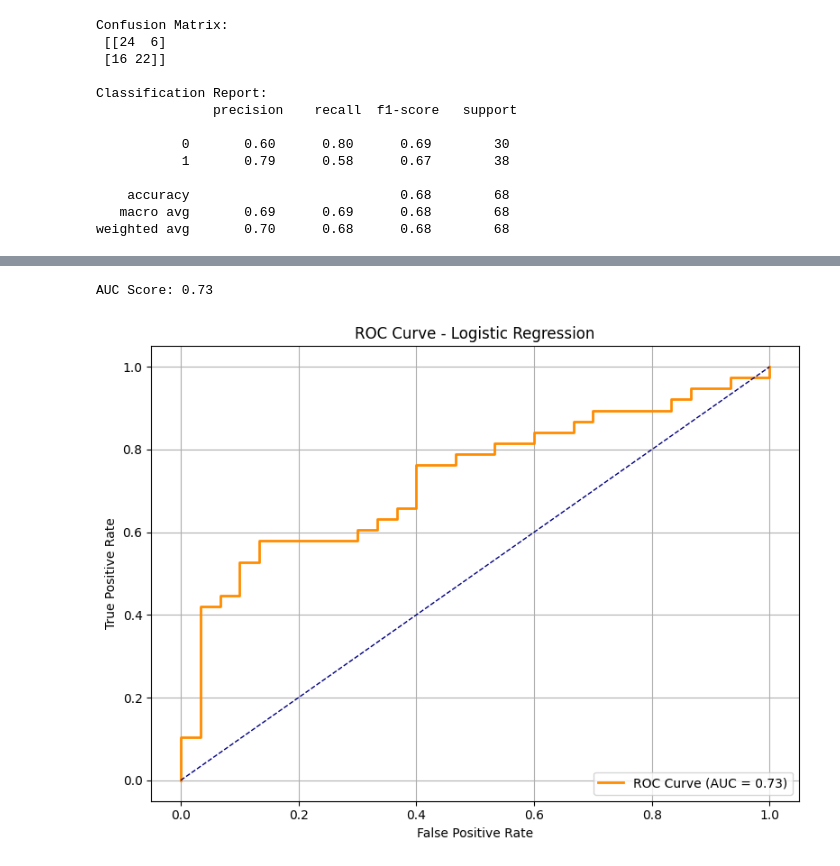
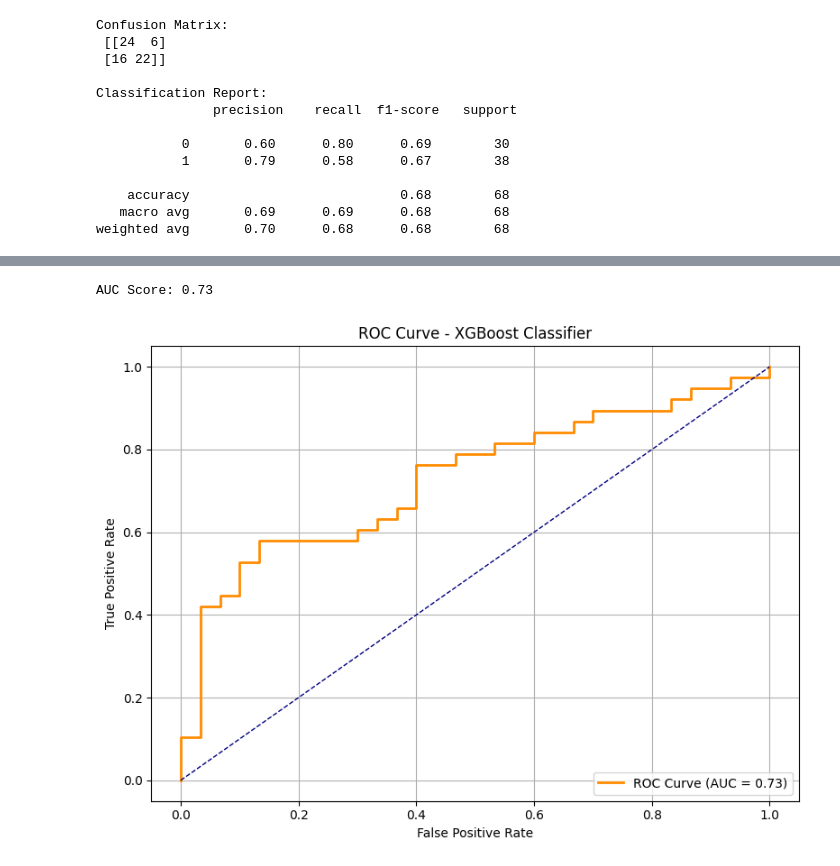
Before and after one commit to cepdnaclk/e19-4yp-AI-Driven-Renal-Care-Management-for-Hospitals-in-Sri-Lanka, a Jupyter notebook: ML_Model/code/Hb_analysis/hb_pred_xgboost.ipynb, the cells around one changed output, grey strips where cells are left out. Cells and saved outputs as stored; diff of their text form; code cells hidden in the pictures.

```diff
--- a/ML_Model/code/Hb_analysis/hb_pred_xgboost.ipynb
+++ b/ML_Model/code/Hb_analysis/hb_pred_xgboost.ipynb
@@ -85,27 +113,27 @@ weighted avg       0.70      0.68      0.68        68
 # %%
 from sklearn.metrics import roc_auc_score, roc_curve, RocCurveDisplay
 import matplotlib.pyplot as plt
 
 y_test_proba = xgb_model.predict_proba(X_test)[:, 1]
 
 # Compute AUC score
 auc_score = roc_auc_score(y_test, y_test_proba)
 print(f"AUC Score: {auc_score:.2f}")
 
 # Compute ROC curve
 fpr, tpr, thresholds = roc_curve(y_test, y_test_proba)
 
 # Plot ROC curve
 plt.figure(figsize=(8, 6))
 plt.plot(fpr, tpr, color='darkorange', lw=2, label=f'ROC Curve (AUC = {auc_score:.2f})')
 plt.plot([0, 1], [0, 1], color='navy', lw=1, linestyle='--')
 plt.xlabel('False Positive Rate')
 plt.ylabel('True Positive Rate')
-plt.title('ROC Curve - Logistic Regression')
+plt.title('ROC Curve - XGBoost Classifier')
 plt.legend(loc='lower right')
 plt.grid(True)
 plt.tight_layout()
 plt.show()
 # %% [output]
 AUC Score: 0.73
-[figure, old version]
+[figure, new version]
```
Also changed, not shown: parts of 3 cells of this notebook, 3 other files.
